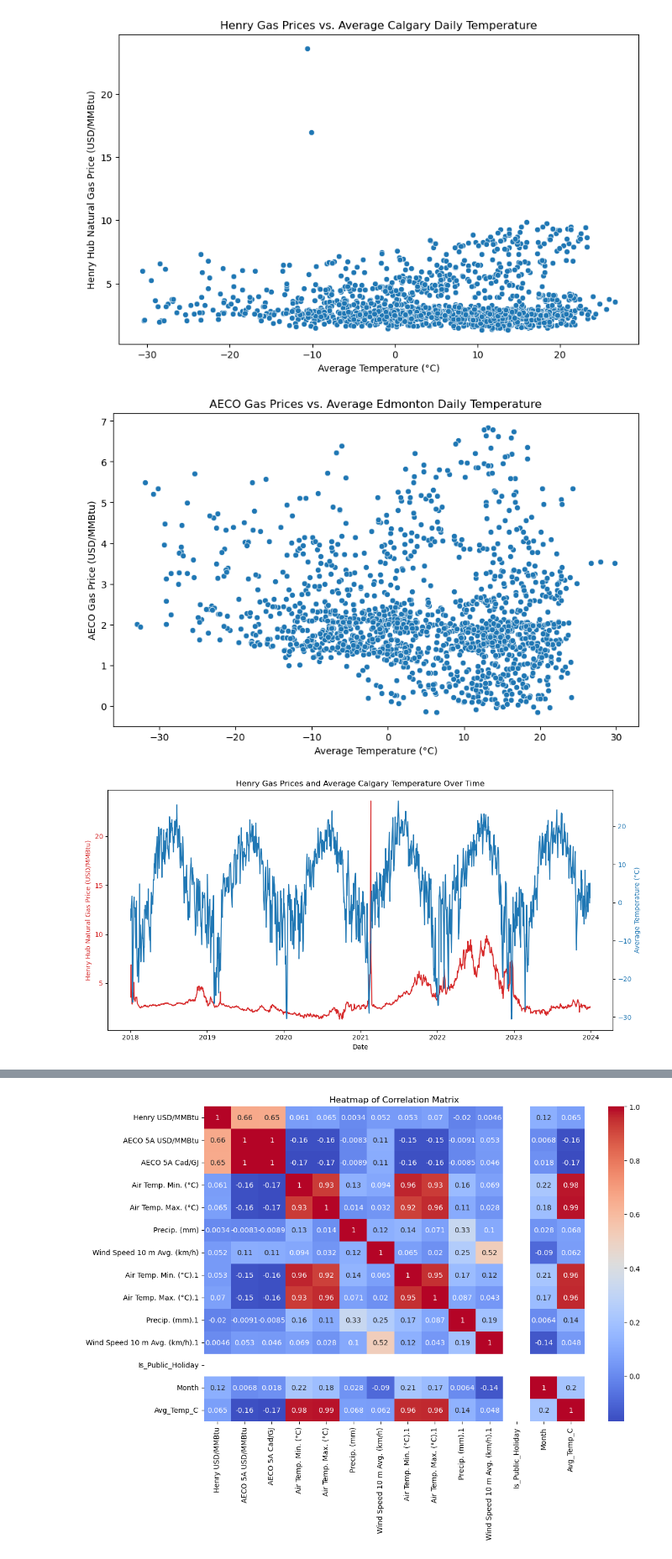
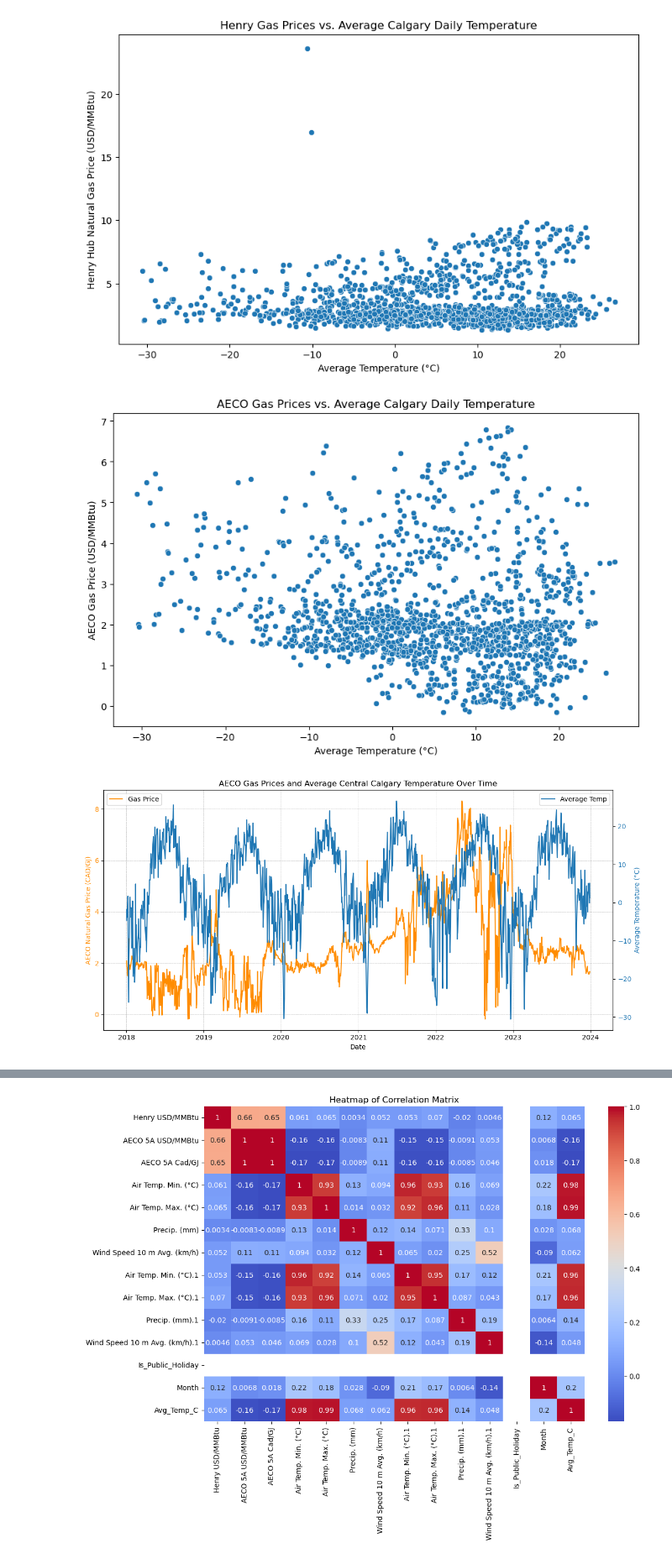
Before and after one commit to yidanzhao00/Natural-Gas-Price-Tendency-Analysis, a Jupyter notebook: code/code1.ipynb, the cells around one changed output, grey strips where cells are left out. Shown at 84% size. Drawn from its saved outputs; the diff is of its cells as text; code cells hidden in the pictures.

Commit message:
created new plots and added a basic linear regression model

```diff
--- a/code/code1.ipynb
+++ b/code/code1.ipynb
@@ -275,31 +275,34 @@ plt.show()
 # %%
 # Scatter plot of Gas Prices vs. Maximum Temperature
 plt.figure(figsize=(10, 6))
-sns.scatterplot(x='Avg_Temp_C.1', y='AECO 5A USD/MMBtu', data=new_price_df)
-plt.title('AECO Gas Prices vs. Average Edmonton Daily Temperature')
+sns.scatterplot(x='Avg_Temp_C', y='AECO 5A USD/MMBtu', data=new_price_df)
+plt.title('AECO Gas Prices vs. Average Calgary Daily Temperature')
 plt.xlabel('Average Temperature (°C)')
 plt.ylabel('AECO Gas Price (USD/MMBtu)')
 plt.show()
 # %% [output]
-[figure, old version]
+[figure, new version]
 # %%
 # Creating a secondary y-axis for temperature
 fig, ax1 = plt.subplots(figsize=(12, 6))
 
 # Plotting Gas Prices
 ax1.set_xlabel('Date')
-ax1.set_ylabel('Henry Hub Natural Gas Price (USD/MMBtu)', color='tab:red')
-ax1.plot(new_price_df['Date'], new_price_df['Henry USD/MMBtu'], color='tab:red', label='Gas Price')
-ax1.tick_params(axis='y', labelcolor='tab:red')
+ax1.set_ylabel('AECO Natural Gas Price (CAD/GJ)', color='darkorange')
+ax1.plot(new_price_df['Date'], new_price_df['AECO 5A Cad/GJ'], color='darkorange', linestyle='-', label='Gas Price')
+ax1.tick_params(axis='y', labelcolor='darkorange')
+ax1.grid(True, which='both', linestyle='--', linewidth=0.5)
+ax1.legend(loc='upper left')
 
 # Creating a second y-axis for temperature
 ax2 = ax1.twinx()
 ax2.set_ylabel('Average Temperature (°C)', color='tab:blue')
-ax2.plot(new_price_df['Date'], new_price_df['Avg_Temp_C'], color='tab:blue', label='Average Temp')
+ax2.plot(new_price_df['Date'], new_price_df['Avg_Temp_C'], color='tab:blue', linestyle='-', label='Average Temp')
 ax2.tick_params(axis='y', labelcolor='tab:blue')
+ax2.legend(loc='upper right')
 
-plt.title('Henry Gas Prices and Average Calgary Temperature Over Time')
+plt.title('AECO Gas Prices and Average Central Calgary Temperature Over Time')
 fig.tight_layout()
 plt.show()
 # %% [output]
-[figure, old version]
+[figure, new version]
```
Also changed, not shown: parts of 23 cells of this notebook.
